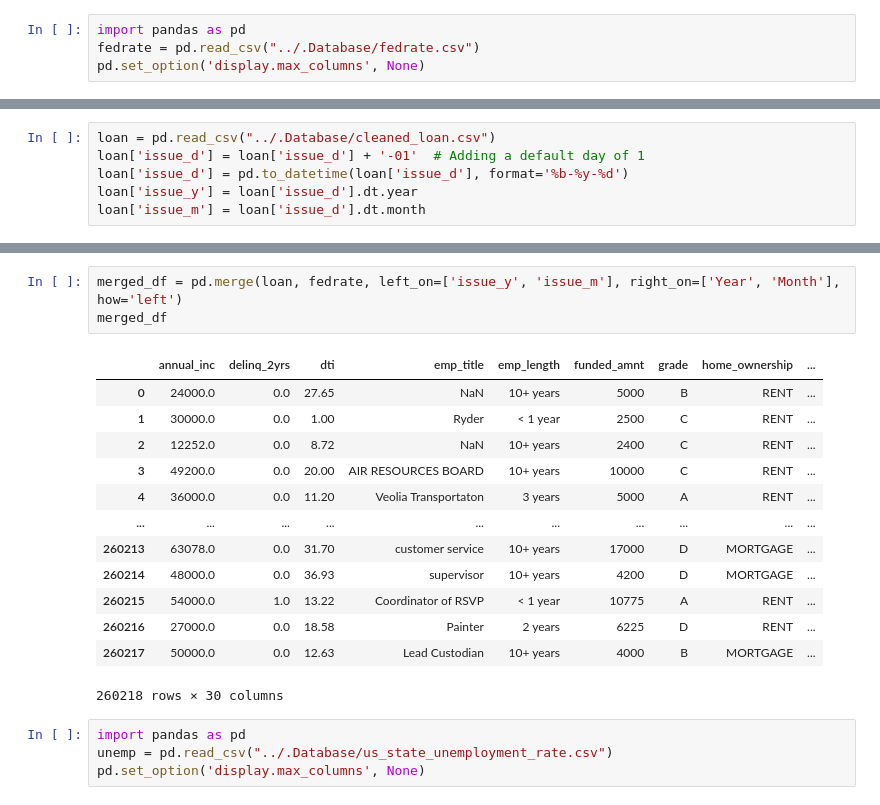
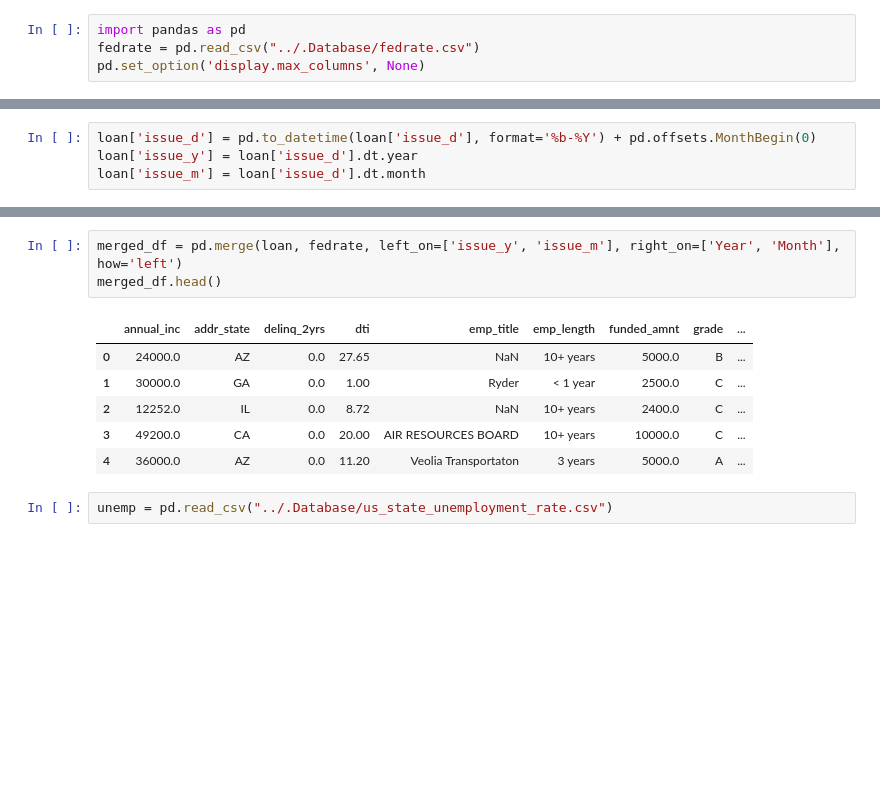
Before and after one commit to tanhl30/HE4045_Project, a Jupyter notebook: 1. Data Preparation/b. Join table.ipynb, the cells around one changed output, grey strips where cells are left out. Drawn from its saved outputs; the diff is of its cells as text; blank space fills up the shorter version.

Commit message:
cleaned_loan.csv with state wise unemployment

```diff
--- a/1. Data Preparation/b. Join table.ipynb
+++ b/1. Data Preparation/b. Join table.ipynb
@@ -24,6 +18,4 @@ fedrate
 # %%
-loan = pd.read_csv("../.Database/cleaned_loan.csv")
-loan['issue_d'] = loan['issue_d'] + '-01'  # Adding a default day of 1
-loan['issue_d'] = pd.to_datetime(loan['issue_d'], format='%b-%y-%d')
+loan['issue_d'] = pd.to_datetime(loan['issue_d'], format='%b-%Y') + pd.offsets.MonthBegin(0)
 loan['issue_y'] = loan['issue_d'].dt.year
 loan['issue_m'] = loan['issue_d'].dt.month
@@ -35,21 +22,12 @@ ValueError: time data "Dec-2011-01" doesn't match format "%b-%y-%d", at position
 # %%
 merged_df = pd.merge(loan, fedrate, left_on=['issue_y', 'issue_m'], right_on=['Year', 'Month'], how='left')
-merged_df
+merged_df.head()
 # %% [output]
-|  | annual_inc | delinq_2yrs | dti | emp_title | emp_length | funded_amnt | grade | home_ownership | ... |
-| 0 | 24000.0 | 0.0 | 27.65 | NaN | 10+ years | 5000 | B | RENT | ... |
-| 1 | 30000.0 | 0.0 | 1.00 | Ryder | < 1 year | 2500 | C | RENT | ... |
-| 2 | 12252.0 | 0.0 | 8.72 | NaN | 10+ years | 2400 | C | RENT | ... |
-| 3 | 49200.0 | 0.0 | 20.00 | AIR RESOURCES BOARD | 10+ years | 10000 | C | RENT | ... |
-| 4 | 36000.0 | 0.0 | 11.20 | Veolia Transportaton | 3 years | 5000 | A | RENT | ... |
-| ... | ... | ... | ... | ... | ... | ... | ... | ... | ... |
-| 260213 | 63078.0 | 0.0 | 31.70 | customer service | 10+ years | 17000 | D | MORTGAGE | ... |
-| 260214 | 48000.0 | 0.0 | 36.93 | supervisor | 10+ years | 4200 | D | MORTGAGE | ... |
-| 260215 | 54000.0 | 1.0 | 13.22 | Coordinator of RSVP | < 1 year | 10775 | A | RENT | ... |
-| 260216 | 27000.0 | 0.0 | 18.58 | Painter | 2 years | 6225 | D | RENT | ... |
-| 260217 | 50000.0 | 0.0 | 12.63 | Lead Custodian | 10+ years | 4000 | B | MORTGAGE | ... |
+|  | annual_inc | addr_state | delinq_2yrs | dti | emp_title | emp_length | funded_amnt | grade | ... |
+| 0 | 24000.0 | AZ | 0.0 | 27.65 | NaN | 10+ years | 5000.0 | B | ... |
+| 1 | 30000.0 | GA | 0.0 | 1.00 | Ryder | < 1 year | 2500.0 | C | ... |
+| 2 | 12252.0 | IL | 0.0 | 8.72 | NaN | 10+ years | 2400.0 | C | ... |
+| 3 | 49200.0 | CA | 0.0 | 20.00 | AIR RESOURCES BOARD | 10+ years | 10000.0 | C | ... |
+| 4 | 36000.0 | AZ | 0.0 | 11.20 | Veolia Transportaton | 3 years | 5000.0 | A | ... |
-260218 rows × 30 columns
 # %%
-import pandas as pd
 unemp = pd.read_csv("../.Database/us_state_unemployment_rate.csv")
-pd.set_option('display.max_columns', None)
```
Also changed, not shown: parts of 9 cells of this notebook, 1 other file.
